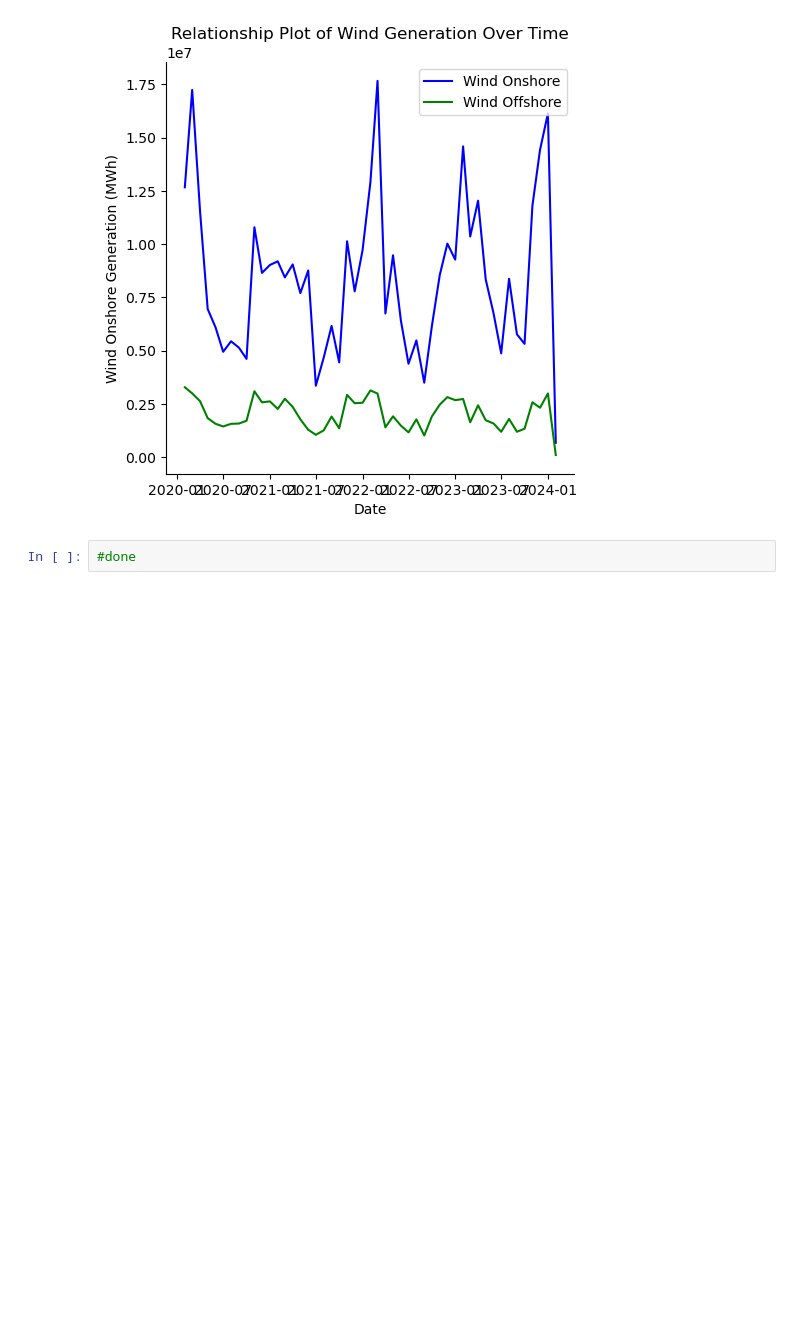
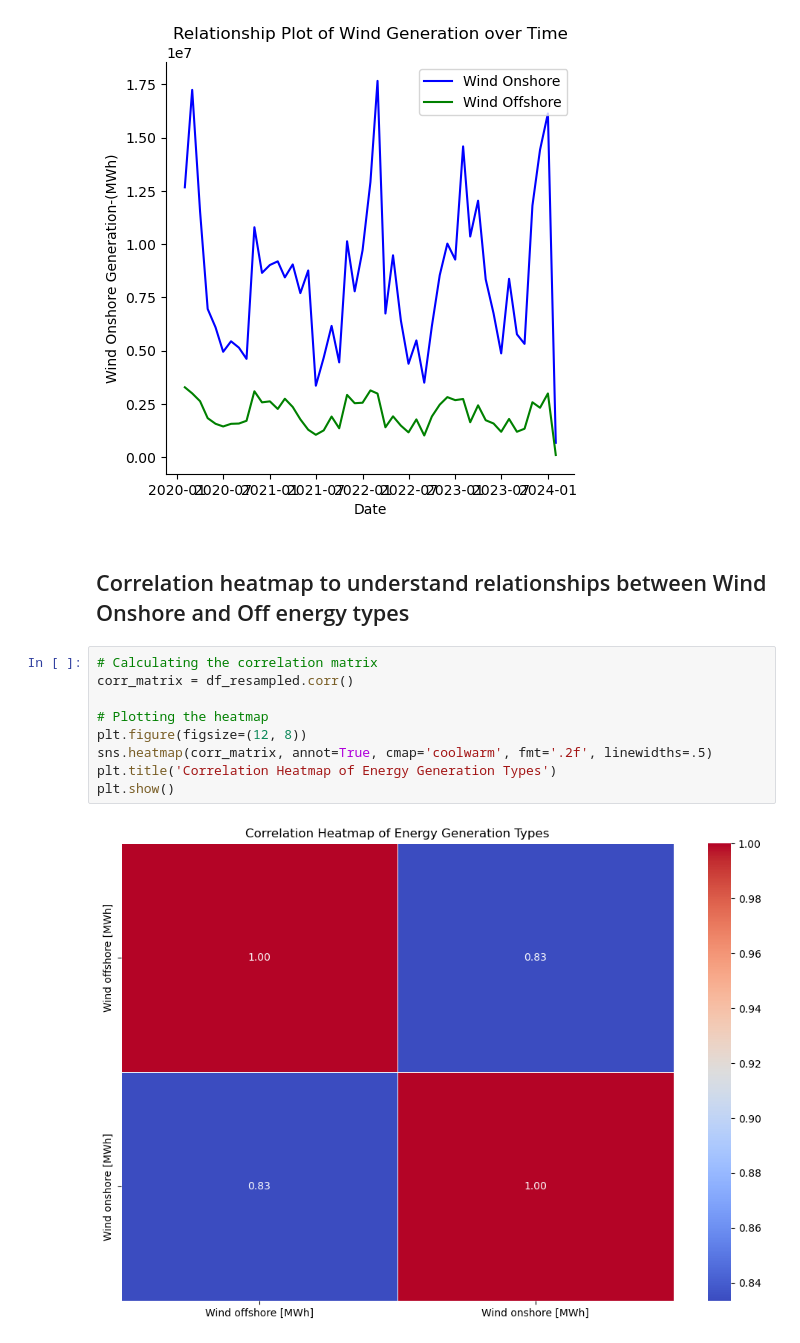
Before and after one commit to MarshalPrime/Renewable-Energy-Germany, a Jupyter notebook: Data_analysis_Wind On_Offshore Energy.ipynb, the cells around one changed output. Drawn from its saved outputs; the diff is of its cells as text; blank space fills up the shorter version.

```diff
--- a/Untitled.ipynb
+++ b/Data_analysis_Wind On_Offshore Energy.ipynb
@@ -289,5 +289,16 @@ plt.ylabel('Wind Onshore Generation-(MWh)')
 plt.show()
 # %% [output]
 [figure]
-# %%
-#done
+# %% [markdown]
+## Correlation heatmap to understand relationships between Wind Onshore and Off energy types
+# %%
+# Calculating the correlation matrix
+corr_matrix = df_resampled.corr()
+
+# Plotting the heatmap
+plt.figure(figsize=(12, 8))
+sns.heatmap(corr_matrix, annot=True, cmap='coolwarm', fmt='.2f', linewidths=.5)
+plt.title('Correlation Heatmap of Energy Generation Types')
+plt.show()
+# %% [output]
+[figure, added]
```
Also changed, not shown: parts of 1 cell of this notebook, 1 other file.
